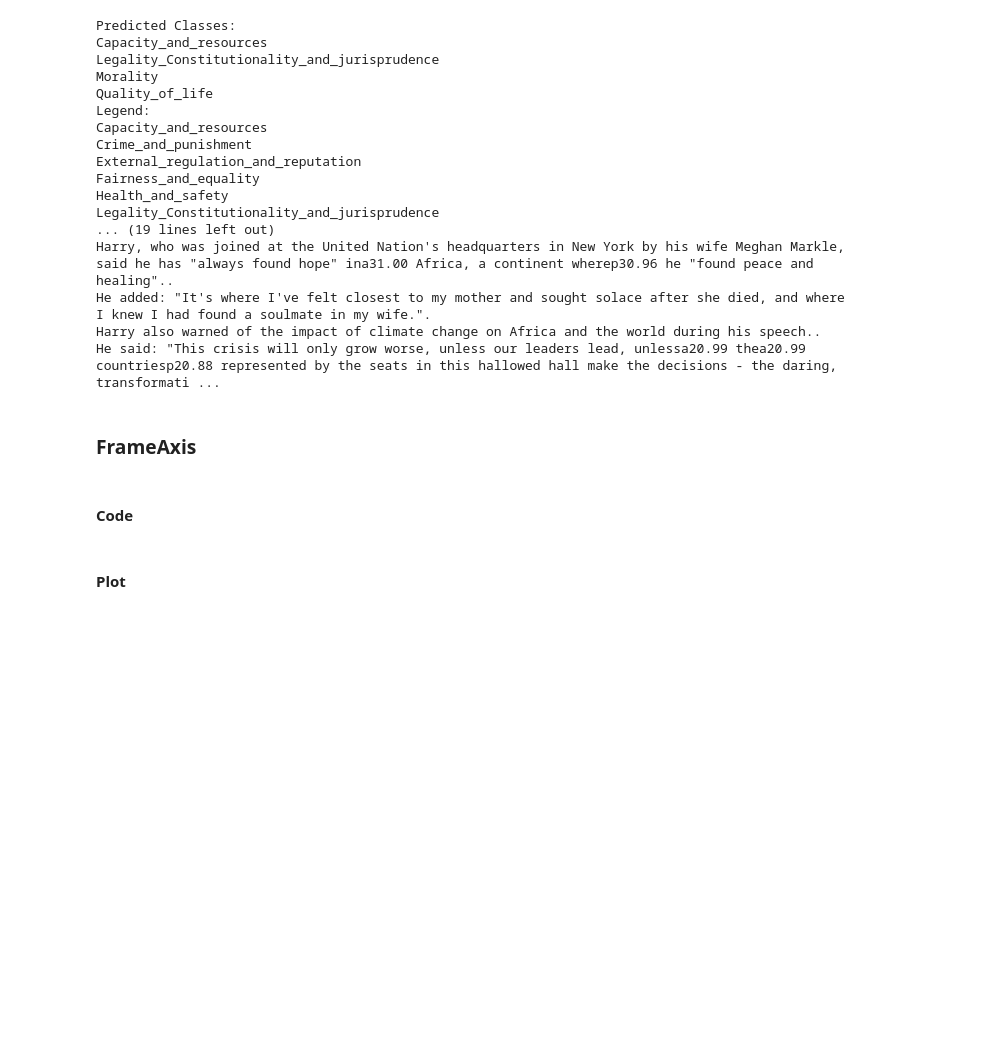
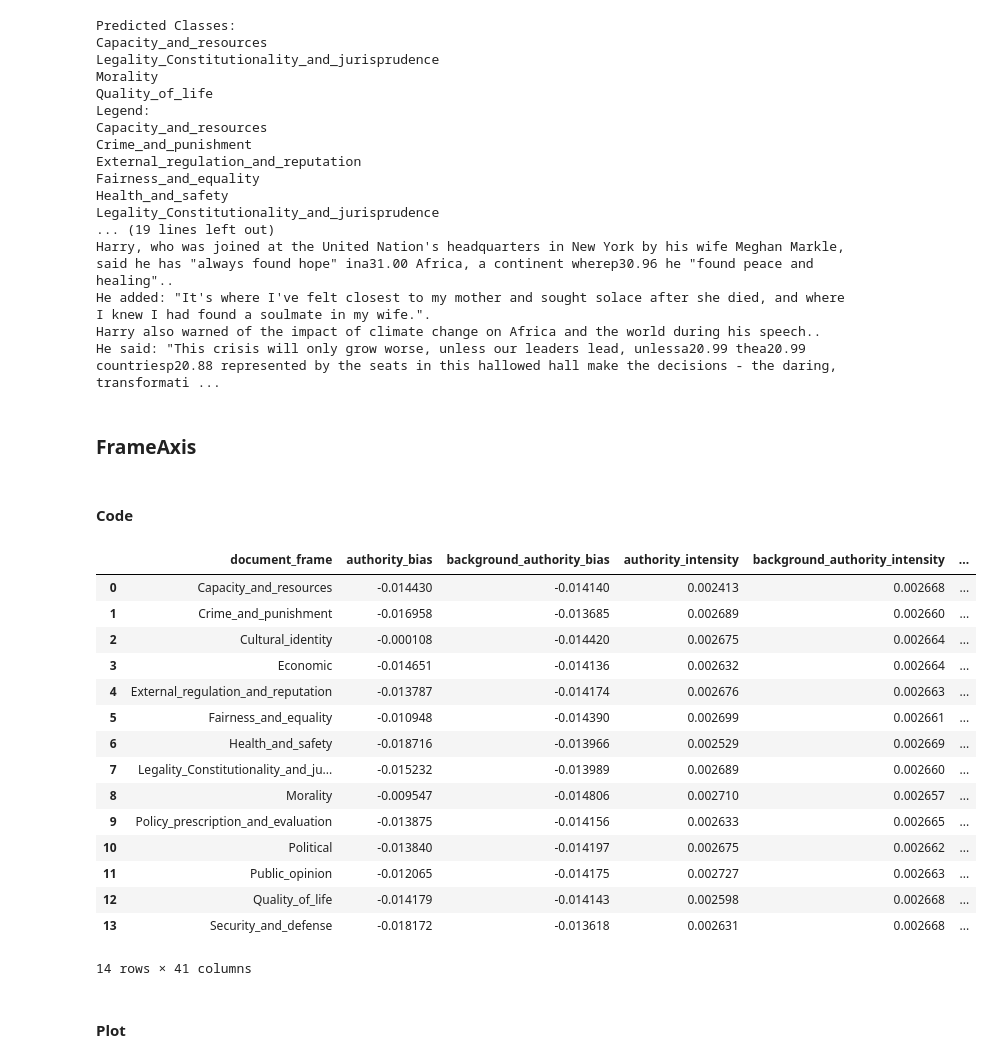
Before and after one commit to elianderlohr/muse-dlf, a Jupyter notebook: notebooks/explainablity/muse-dlf-explainability.ipynb, the cells around one changed output. Saved outputs shown, nothing was run; the diff lists cells and outputs as text; code cells hidden in the pictures; blank space fills up the shorter version.

```diff
--- a/notebooks/explainablity/muse-dlf-explainability.ipynb
+++ b/notebooks/explainablity/muse-dlf-explainability.ipynb
@@ -1397,7 +1401,26 @@ import pickle
 with open(f'{base_path}/muse-dlf/data/frameaxis/semeval/semeval_test.pkl', 'rb') as f:
     df_frameaxis = CPU_Unpickler(f).load()
 # %%
-df_background_means = pd.read_csv(f'{base_path}/muse-dlf/data/frameaxis/mfc/background_means.csv')
+df_background_means = pd.read_csv(f'{base_path}/muse-dlf/data/frameaxis/semeval/semeval_train_background.csv')
+# %%
+df_background_means
+# %% [output]
+|  | document_frame | authority_bias | background_authority_bias | authority_intensity | background_authority_intensity | ... |
+| 0 | Capacity_and_resources | -0.014430 | -0.014140 | 0.002413 | 0.002668 | ... |
+| 1 | Crime_and_punishment | -0.016958 | -0.013685 | 0.002689 | 0.002660 | ... |
+| 2 | Cultural_identity | -0.000108 | -0.014420 | 0.002675 | 0.002664 | ... |
+| 3 | Economic | -0.014651 | -0.014136 | 0.002632 | 0.002664 | ... |
+| 4 | External_regulation_and_reputation | -0.013787 | -0.014174 | 0.002676 | 0.002663 | ... |
+| 5 | Fairness_and_equality | -0.010948 | -0.014390 | 0.002699 | 0.002661 | ... |
+| 6 | Health_and_safety | -0.018716 | -0.013966 | 0.002529 | 0.002669 | ... |
+| 7 | Legality_Constitutionality_and_ju... | -0.015232 | -0.013989 | 0.002689 | 0.002660 | ... |
+| 8 | Morality | -0.009547 | -0.014806 | 0.002710 | 0.002657 | ... |
+| 9 | Policy_prescription_and_evaluation | -0.013875 | -0.014156 | 0.002633 | 0.002665 | ... |
+| 10 | Political | -0.013840 | -0.014197 | 0.002675 | 0.002662 | ... |
+| 11 | Public_opinion | -0.012065 | -0.014175 | 0.002727 | 0.002663 | ... |
+| 12 | Quality_of_life | -0.014179 | -0.014143 | 0.002598 | 0.002668 | ... |
+| 13 | Security_and_defense | -0.018172 | -0.013618 | 0.002631 | 0.002668 | ... |
+14 rows × 41 columns
 # %%
 microframe_map = {
     "care": "Care/Harm",
```
Also changed, not shown: parts of 22 cells of this notebook.
